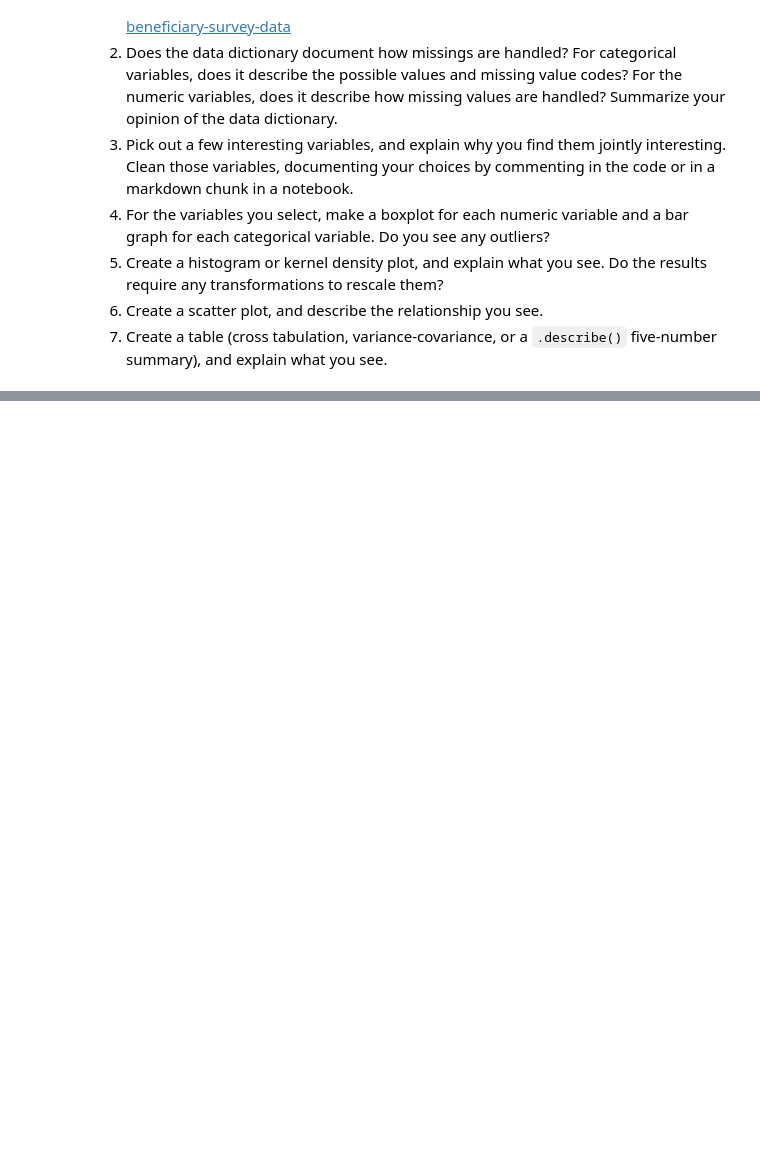
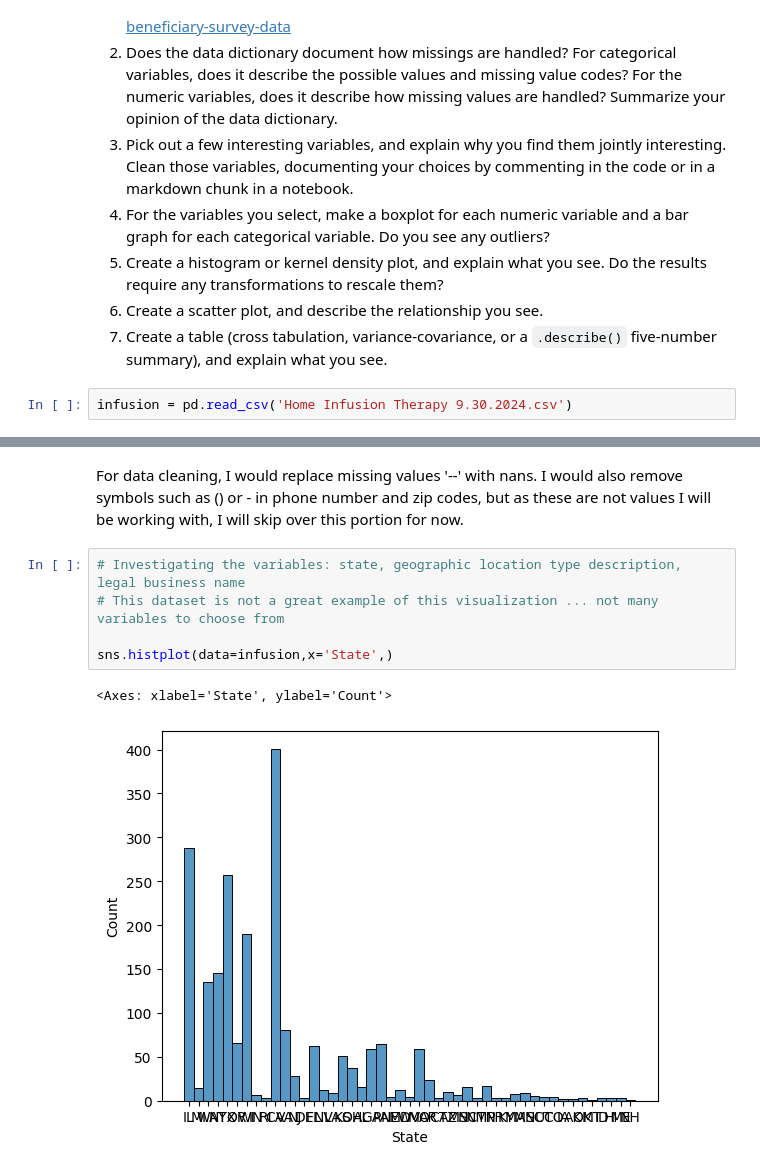
Before and after one commit to marisagua/labs, a Jupyter notebook: assignment/assignment.ipynb, the cells around one changed output, grey strips where cells are left out. Drawn from its saved outputs; the diff is of its cells as text; blank space fills up the shorter version.

```diff
--- a/assignment/assignment.ipynb
+++ b/assignment/assignment.ipynb
@@ -237,3 +237,5 @@ For some context, the Federal government ultimately spent about $4.4 trillion in
 6. Create a histogram or kernel density plot, and explain what you see. Do the results require any transformations to rescale them?
 7. Create a scatter plot, and describe the relationship you see.
 8. Create a table (cross tabulation, variance-covariance, or a `.describe()` five-number summary), and explain what you see.
+# %%
+infusion = pd.read_csv('Home Infusion Therapy 9.30.2024.csv')
@@ -239,0 +267,10 @@ For some context, the Federal government ultimately spent about $4.4 trillion in
+# %% [markdown]
+For data cleaning, I would replace missing values '--' with nans. I would also remove symbols such as () or - in phone number and zip codes, but as these are not values I will be working with, I will skip over this portion for now.
+# %%
+# Investigating the variables: state, geographic location type description, legal business name
+# This dataset is not a great example of this visualization ... not many variables to choose from
+
+sns.histplot(data=infusion,x='State',)
+# %% [output]
+<Axes: xlabel='State', ylabel='Count'>
+[figure, added]
```
Also changed, not shown: parts of 4 cells of this notebook.
